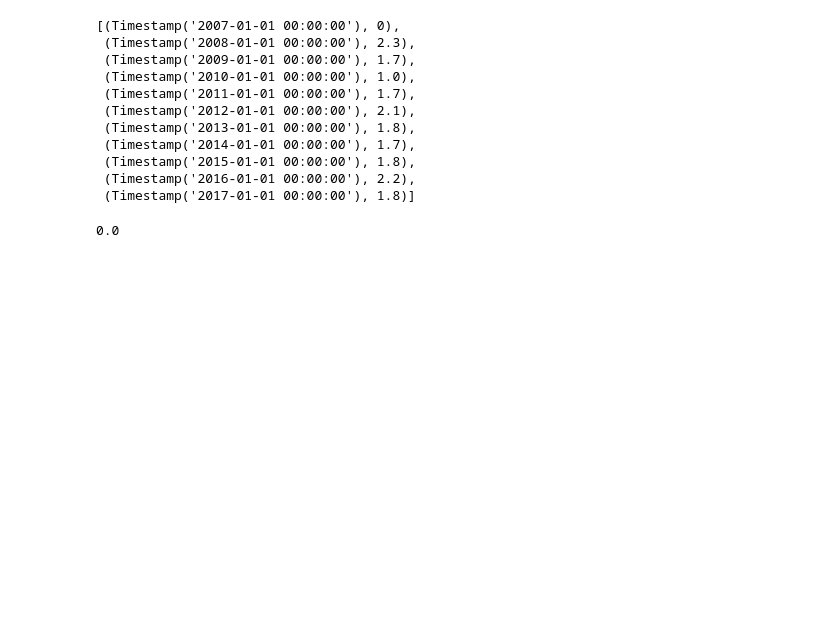
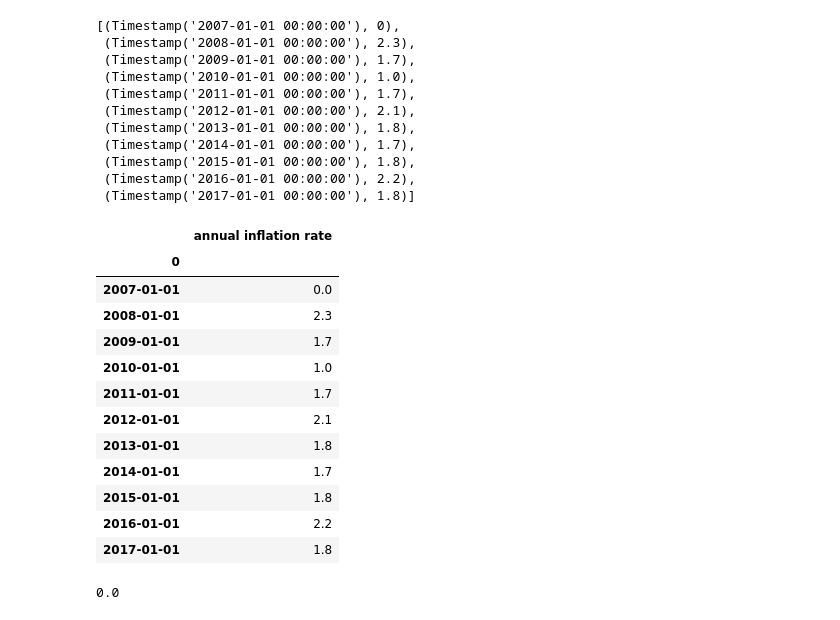
Before and after one commit to iopoi/iowa_state_employee_analysis-, a Jupyter notebook: dataset_explore.ipynb, the cells around one changed output. Cells and saved outputs as stored; diff of their text form; code cells hidden in the pictures; blank space fills up the shorter version.

```diff
--- a/dataset_explore.ipynb
+++ b/dataset_explore.ipynb
@@ -312,6 +312,22 @@ inflation_rate_with_times
  (Timestamp('2017-01-01 00:00:00'), 1.8)]
 # %%
 inflation_rate = pd.DataFrame(inflation_rate_with_times).set_index(0).rename(columns={0:"year", 1:"annual inflation rate"})
+# %%
+inflation_rate
+# %% [output]
+|  | annual inflation rate |
+| 0 |  |
+| 2007-01-01 | 0.0 |
+| 2008-01-01 | 2.3 |
+| 2009-01-01 | 1.7 |
+| 2010-01-01 | 1.0 |
+| 2011-01-01 | 1.7 |
+| 2012-01-01 | 2.1 |
+| 2013-01-01 | 1.8 |
+| 2014-01-01 | 1.7 |
+| 2015-01-01 | 1.8 |
+| 2016-01-01 | 2.2 |
+| 2017-01-01 | 1.8 |
 # %%
 inflation_rate.iloc[0]["annual inflation rate"]
 # %% [output]
```
Also changed, not shown: parts of 8 cells of this notebook, 1 other file.
